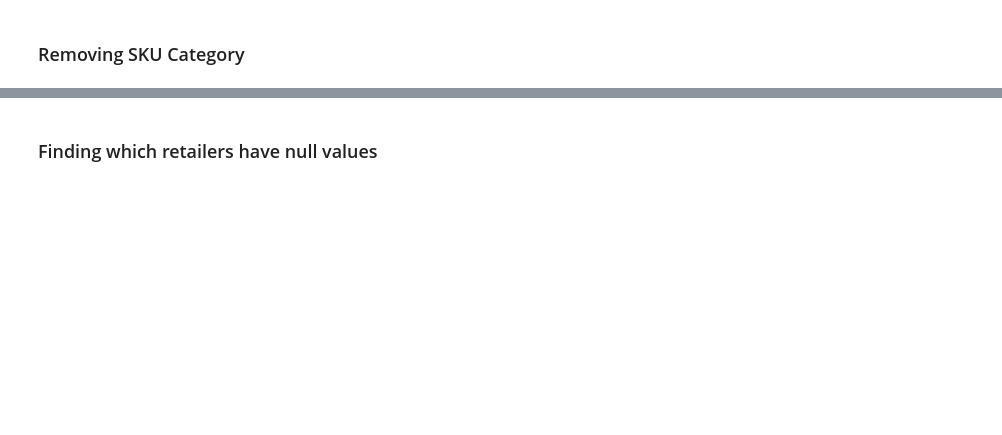
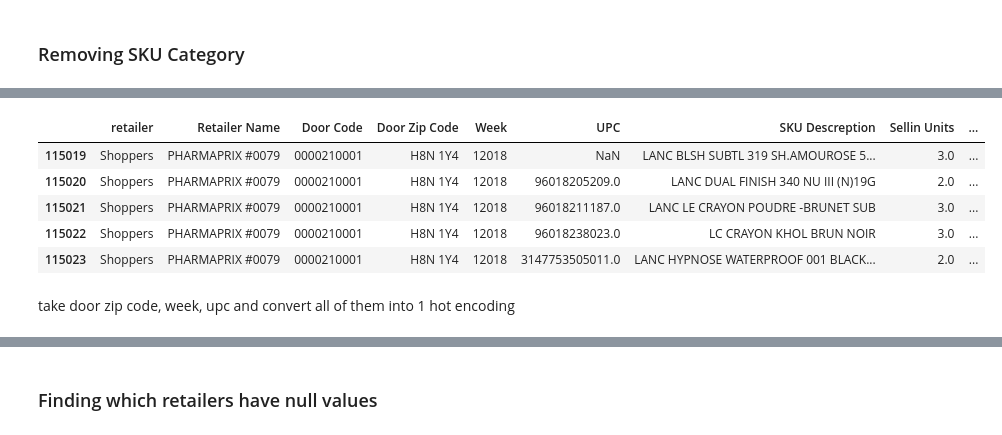
Before and after one commit to assultan/Loreal, a Jupyter notebook: Luxe_Sellin.ipynb, the cells around one changed output, grey strips where cells are left out. Saved outputs shown, nothing was run; the diff lists cells and outputs as text; code cells hidden in the pictures; blank space fills up the shorter version.

```diff
--- a/EDA_Loreal_products_allocation (LondonDrugs_and_JeanCoutu) for 2018 Only.ipynb
+++ b/Luxe_Sellin.ipynb
@@ -79,0 +198,11 @@ df.head()
+# %%
+shoppers_df.head()
+# %% [output]
+|  | retailer | Retailer Name | Door Code | Door Zip Code | Week | UPC | SKU Descreption | Sellin Units | ... |
+| 115019 | Shoppers | PHARMAPRIX #0079 | 0000210001 | H8N 1Y4 | 12018 | NaN | LANC BLSH SUBTL 319 SH.AMOUROSE 5... | 3.0 | ... |
+| 115020 | Shoppers | PHARMAPRIX #0079 | 0000210001 | H8N 1Y4 | 12018 | 96018205209.0 | LANC DUAL FINISH 340 NU III (N)19G | 2.0 | ... |
+| 115021 | Shoppers | PHARMAPRIX #0079 | 0000210001 | H8N 1Y4 | 12018 | 96018211187.0 | LANC LE CRAYON POUDRE -BRUNET SUB | 3.0 | ... |
+| 115022 | Shoppers | PHARMAPRIX #0079 | 0000210001 | H8N 1Y4 | 12018 | 96018238023.0 | LC CRAYON KHOL BRUN NOIR | 3.0 | ... |
+| 115023 | Shoppers | PHARMAPRIX #0079 | 0000210001 | H8N 1Y4 | 12018 | 3147753505011.0 | LANC HYPNOSE WATERPROOF 001 BLACK... | 2.0 | ... |
+# %% [markdown]
+take door zip code, week, upc and convert all of them into 1 hot encoding
```
Also changed, not shown: parts of 210 cells of this notebook, 4 other files.
